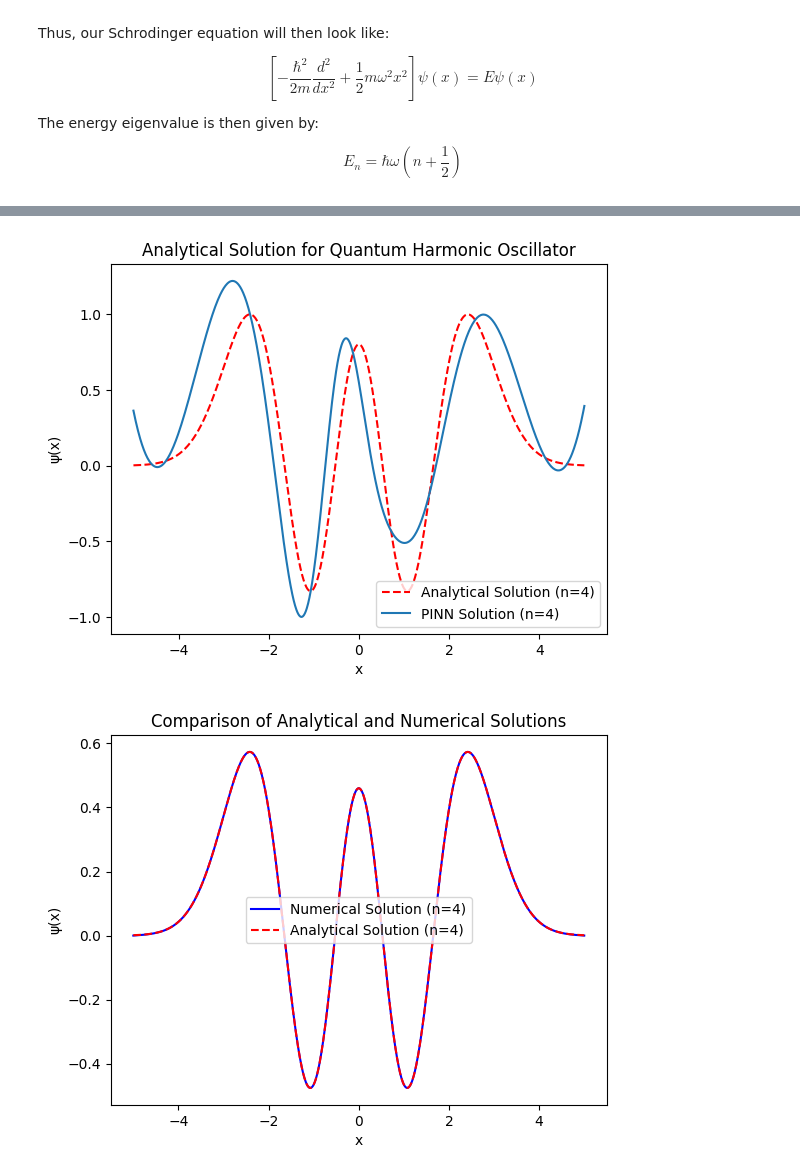
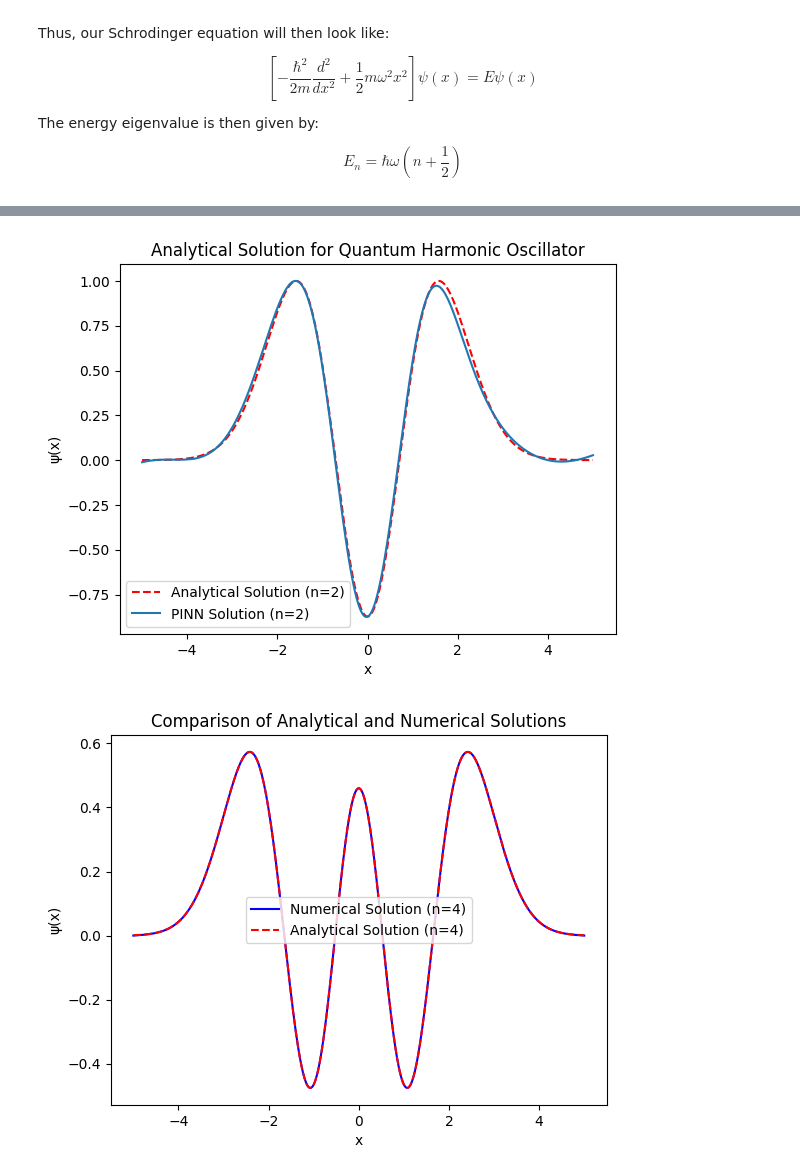
Before and after one commit to AfrozSaqlain/Physics-Informed-Neural-Network, a Jupyter notebook: TISE.ipynb, the cells around one changed output, grey strips where cells are left out. Saved outputs shown, nothing was run; the diff lists cells and outputs as text; code cells hidden in the pictures.

```diff
--- a/TISE.ipynb
+++ b/TISE.ipynb
@@ -139,21 +105,16 @@ def train_pinn(model, n, boundary, optimizer, scheduler, x_train, epochs, patien
             print("Training stopped early due to plateau in learning.")
             break
 # %%
-model_0 = TISE(input_size = 1, hidden_size = 20, output_size = 1)
-# optimizer = optim.Adam(model_0.parameters(), lr=0.01)
+epochs = 10000
+
+model_0 = TISE(input_size = 1, hidden_size = 30, output_size = 1).to(DEVICE)
 optimizer = optim.AdamW(model_0.parameters(), lr=0.001, weight_decay=1e-5)
-
-
-# scheduler = optim.lr_scheduler.ReduceLROnPlateau(
-#     optimizer, mode='min', factor=0.5, patience=100, min_lr=1e-6
-# )
-epochs = 10000
 scheduler = optim.lr_scheduler.CosineAnnealingLR(optimizer, T_max=epochs, eta_min=1e-6)
 # %%
 boundary = (-5.0, 5.0)
-n = 4
+n = 2
 
-N_collocation = 1000
+N_collocation = 5000
 x_train = torch.tensor(np.linspace(boundary[0], boundary[1], N_collocation), dtype=torch.float32).unsqueeze(1)
 x_train = x_train.to(DEVICE)
 # %%
@@ -184,28 +145,28 @@ y_val = model_0(x_train)
 # %%
 def analytical_wavefunction(n, x):
     H_n = hermite(n)
     norm_factor = 1 / np.sqrt(2**n * math.factorial(n) * np.sqrt(np.pi))
     return norm_factor * np.exp(-x**2 / 2) * H_n(x)
 
 def harmonic_potential(x):
     return 0.5 * x**2
 
 x_vals = np.linspace(boundary[0], boundary[1], N_collocation)
 
 psi_analytical = analytical_wavefunction(n, x_vals)
 
 psi_analytical /= np.sqrt(np.trapz(psi_analytical**2, x_vals))
 
 
 plt.plot(x_vals, psi_analytical / np.max(psi_analytical), label=f"Analytical Solution (n={n})", linestyle="--", color="red")
-plt.plot(x_train.detach().numpy(), - y_val.detach().numpy() / np.max(y_val.detach().numpy()), label=f"PINN Solution (n={n})")
+plt.plot(x_train.detach().numpy(), y_val.detach().numpy() / np.max(y_val.detach().numpy()), label=f"PINN Solution (n={n})")
 plt.xlabel("x")
 plt.ylabel("ψ(x)")
 plt.legend()
 plt.title("Analytical Solution for Quantum Harmonic Oscillator")
 plt.show()
 # %% [output]
-[figure, old version]
+[figure, new version]
 # %%
 # Numerical solution using finite difference method
 def numerical_schrodinger(N, x_min, x_max):
```
Also changed, not shown: parts of 2 cells of this notebook.
